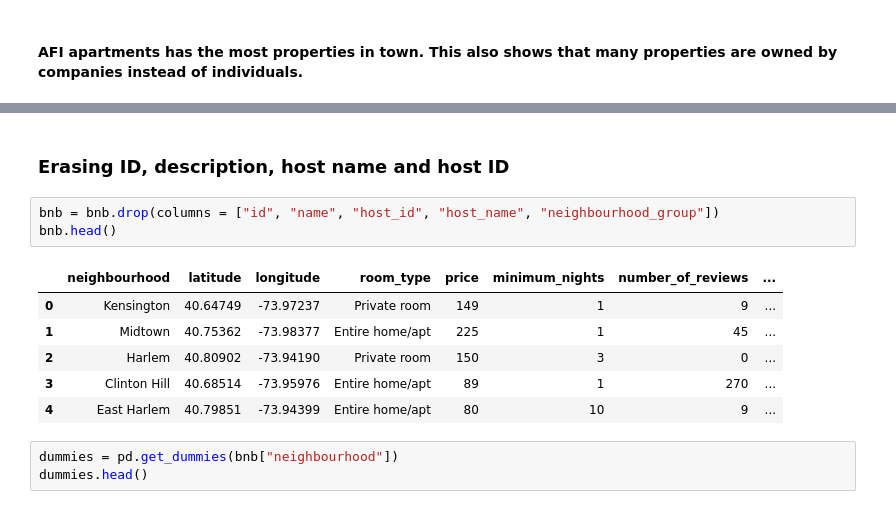
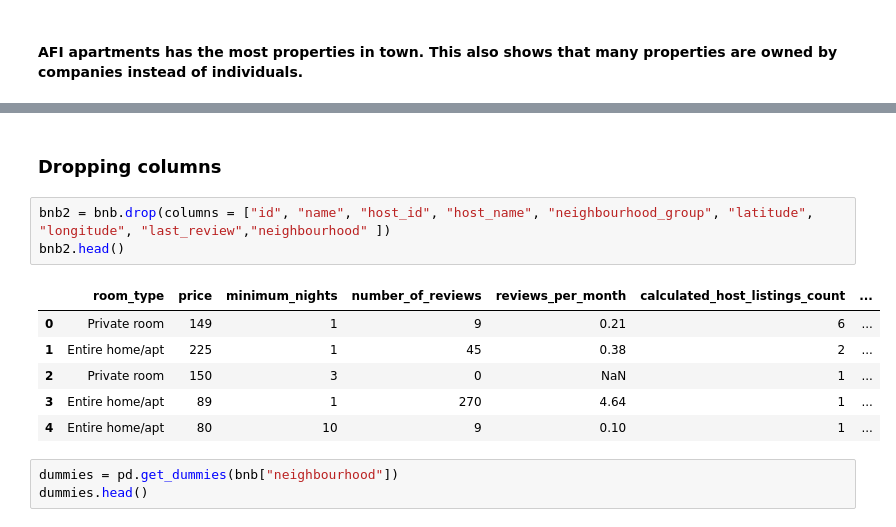
Before and after one commit to leosquintero/Airbnb-data-science-project, a Jupyter notebook: AirBnb EDA.ipynb, the cells around one changed output, grey strips where cells are left out. Drawn from its saved outputs; the diff is of its cells as text.

```diff
--- a/AirBnb EDA.ipynb
+++ b/AirBnb EDA.ipynb
@@ -397,15 +429,15 @@ KeyboardInterrupt:
-# %% [markdown]
-### Erasing ID, description, host name and host ID
+# %% [markdown]
+### Dropping columns
 # %%
-bnb = bnb.drop(columns = ["id", "name", "host_id", "host_name", "neighbourhood_group"])
-bnb.head()
+bnb2 = bnb.drop(columns = ["id", "name", "host_id", "host_name", "neighbourhood_group", "latitude", "longitude", "last_review","neighbourhood" ])
+bnb2.head()
 # %% [output]
-|  | neighbourhood | latitude | longitude | room_type | price | minimum_nights | number_of_reviews | ... |
-| 0 | Kensington | 40.64749 | -73.97237 | Private room | 149 | 1 | 9 | ... |
-| 1 | Midtown | 40.75362 | -73.98377 | Entire home/apt | 225 | 1 | 45 | ... |
-| 2 | Harlem | 40.80902 | -73.94190 | Private room | 150 | 3 | 0 | ... |
-| 3 | Clinton Hill | 40.68514 | -73.95976 | Entire home/apt | 89 | 1 | 270 | ... |
-| 4 | East Harlem | 40.79851 | -73.94399 | Entire home/apt | 80 | 10 | 9 | ... |
+|  | room_type | price | minimum_nights | number_of_reviews | reviews_per_month | calculated_host_listings_count | ... |
+| 0 | Private room | 149 | 1 | 9 | 0.21 | 6 | ... |
+| 1 | Entire home/apt | 225 | 1 | 45 | 0.38 | 2 | ... |
+| 2 | Private room | 150 | 3 | 0 | NaN | 1 | ... |
+| 3 | Entire home/apt | 89 | 1 | 270 | 4.64 | 1 | ... |
+| 4 | Entire home/apt | 80 | 10 | 9 | 0.10 | 1 | ... |
 # %%
 dummies = pd.get_dummies(bnb["neighbourhood"])
 dummies.head()
```
Also changed, not shown: parts of 25 cells of this notebook, 1 other file.
